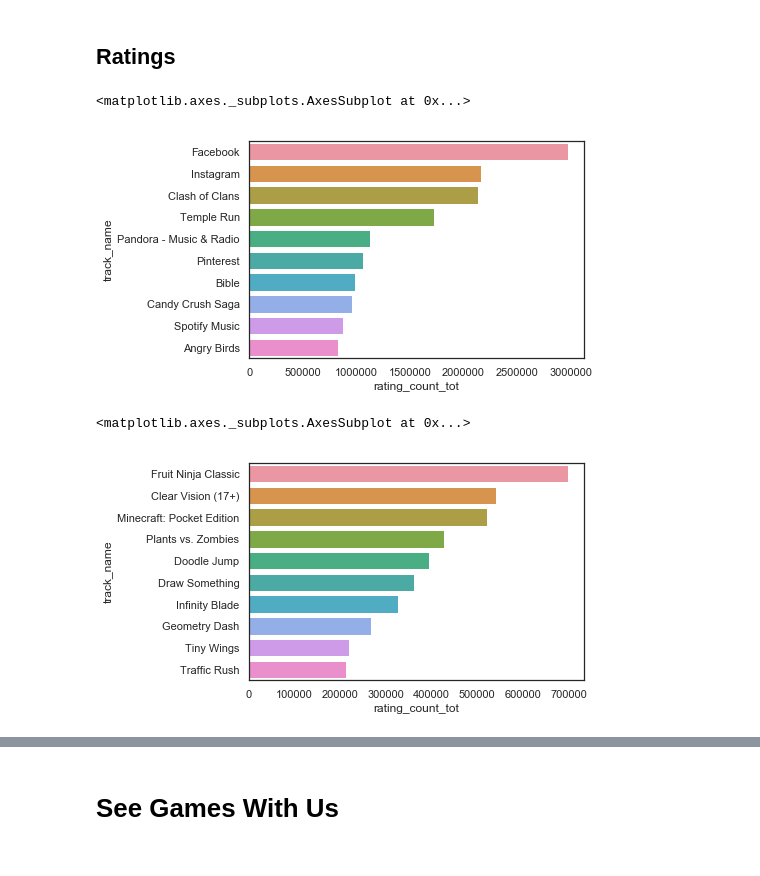
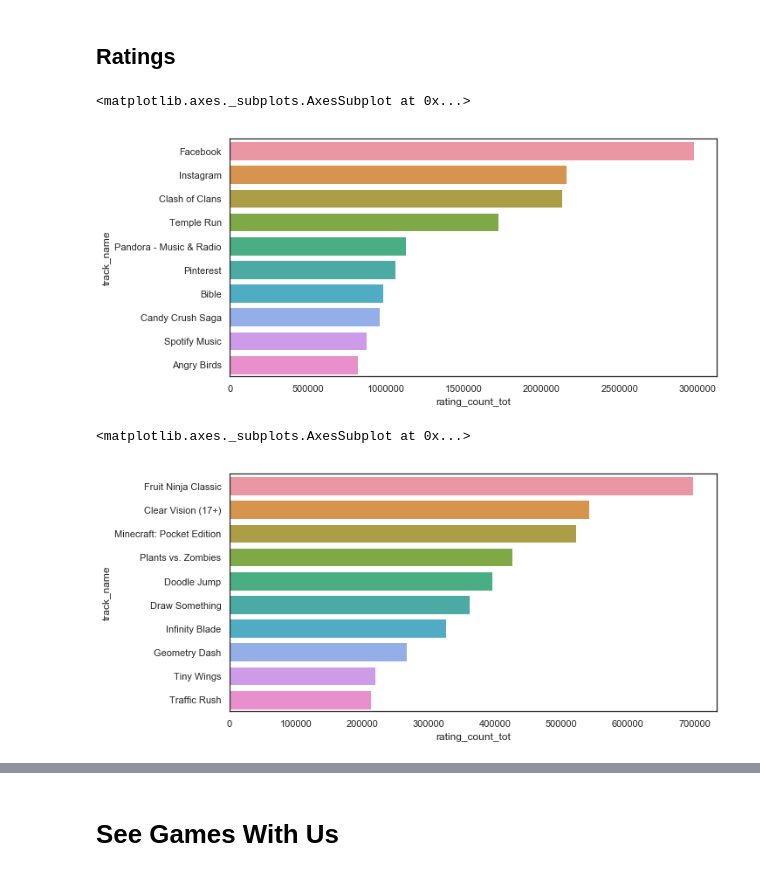
Before and after one commit to DacioRomero/Data-Analysis, a Jupyter notebook: Personal/Academy/App Store Dataset.ipynb, the cells around one changed output, grey strips where cells are left out. Cells and saved outputs as stored; diff of their text form; code cells hidden in the pictures.

```diff
--- a/Personal/Academy/App Store Dataset.ipynb
+++ b/Personal/Academy/App Store Dataset.ipynb
@@ -276,12 +271,14 @@ paid_apps = df.loc[df["price_categories"] == "PAID"]
 free_apps_rated = free_apps.sort_values(by=["rating_count_tot"], ascending=False)
 paid_apps_rated = paid_apps.sort_values(by=["rating_count_tot"], ascending=False)
 # %%
+fig, _ = plt.subplots(figsize=(10, 5))
 sns.barplot(x=free_apps_rated["rating_count_tot"][:10], y=free_apps_rated["track_name"][:10])
 # %% [output]
 <matplotlib.axes._subplots.AxesSubplot at 0x...>
-[figure, old version]
+[figure, new version]
 # %%
+fig, _ = plt.subplots(figsize=(10, 5))
 sns.barplot(x=paid_apps_rated["rating_count_tot"][:10], y=paid_apps_rated["track_name"][:10])
 # %% [output]
 <matplotlib.axes._subplots.AxesSubplot at 0x...>
-[figure, old version]
+[figure, new version]
```
Also changed, not shown: parts of 12 cells of this notebook.
